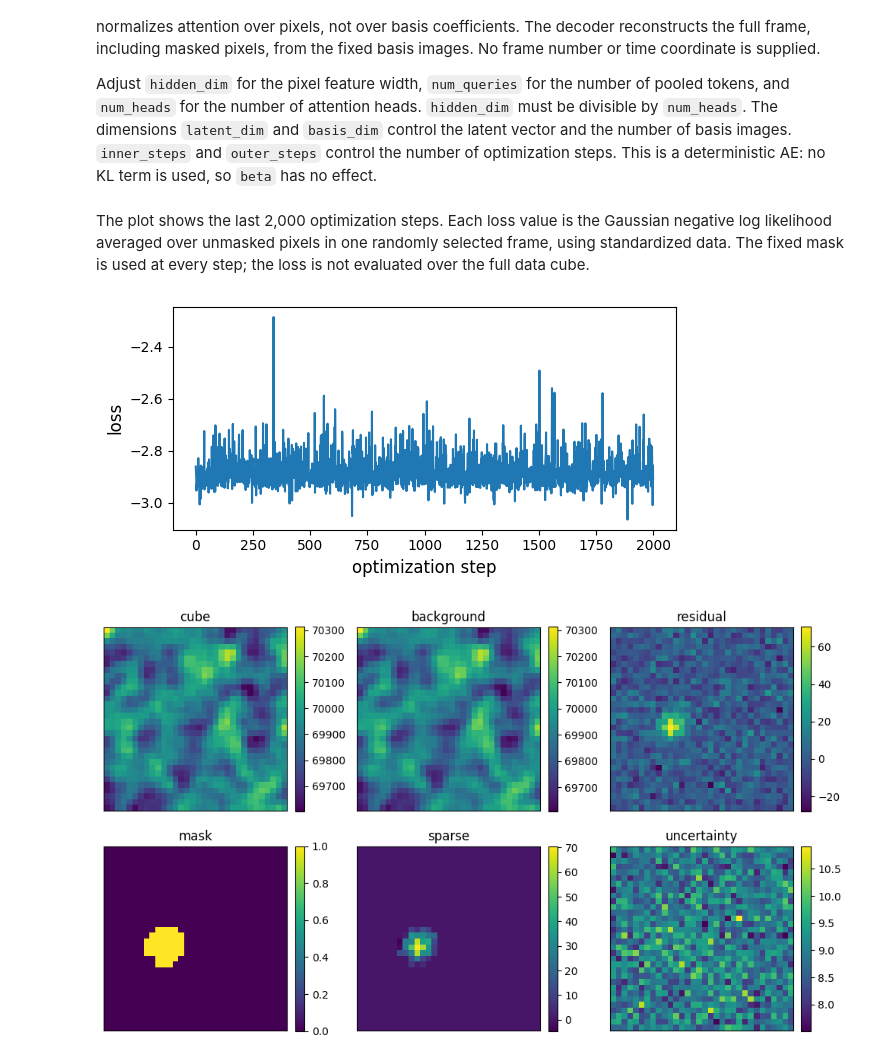
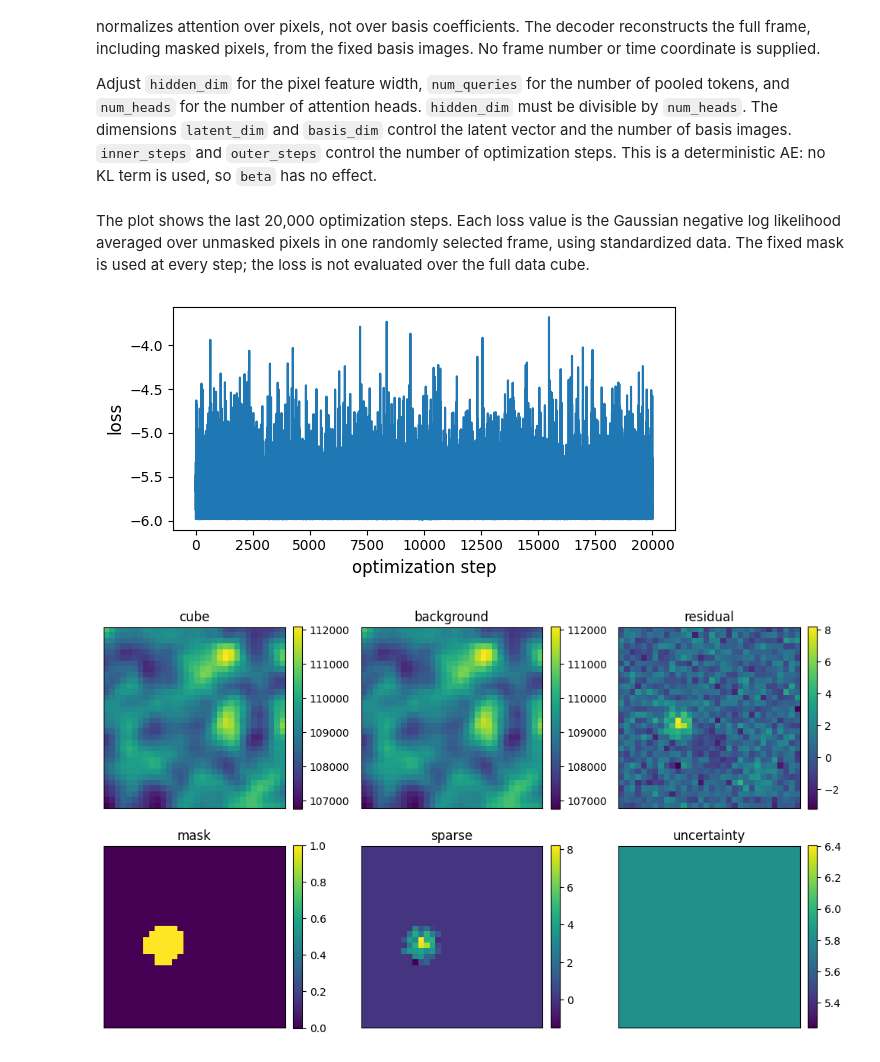
Before and after one commit to astronasutarou/comicsnet, a Jupyter notebook: notebook/tutorial_AttentionBasisAE.ipynb, the cells around one changed output. Drawn from its saved outputs; the diff is of its cells as text; code cells hidden in the pictures.

```diff
--- a/notebook/tutorial_AttentionBasisAE.ipynb
+++ b/notebook/tutorial_AttentionBasisAE.ipynb
@@ -17,6 +17,8 @@ import astropy.io.fits as fits
 
 from comicsnet import Config, AttentionBasisAE, fit
 
+jax.config.update('jax_enable_x64', True)
+
 rcParams['image.origin'] = 'lower'
 rcParams['legend.frameon'] = False
 # %% [markdown]
@@ -71,8 +73,8 @@ This is a deterministic AE: no KL term is used, so `beta` has no effect.
 # %%
 config = Config(
   outer_steps=1,
-  inner_steps=100000,
-  learning_rate=1.0e-4,
+  inner_steps=500000,
+  learning_rate=lambda n: 1e-4 * 0.6 ** (n / 1e5),
   beta=1.0e-4,
   update_mask=False,
   seed=1,
@@ -91,22 +93,22 @@ model = AttentionBasisAE(
 
 result = fit(model, cube, mask=mask, config=config)
 # %% [markdown]
-The plot shows the last 2,000 optimization steps. Each loss value is the
+The plot shows the last 20,000 optimization steps. Each loss value is the
 Gaussian negative log likelihood averaged over unmasked pixels in one
 randomly selected frame, using standardized data. The fixed mask is used
 at every step; the loss is not evaluated over the full data cube.
 # %%
 fig, ax = plt.subplots(figsize=(6, 3))
 
-ax.plot(result.losses[-2000:])
+ax.plot(result.losses[-20000:])
 
 ax.set_xlabel('optimization step', fontsize=12)
 ax.set_ylabel('loss', fontsize=12)
 
 fig.tight_layout()
 plt.show()
 # %% [output]
-[figure, old version]
+[figure, new version]
 # %%
 frame_index = 40
 
@@ -130,7 +132,7 @@ for axis, (title, image) in zip(axes.ravel(), items):
 fig.tight_layout()
 plt.show()
 # %% [output]
-[figure, old version]
+[figure, new version]
 # %%
 hdul = fits.HDUList([
   fits.PrimaryHDU(data=result.residual),
```
Also changed, not shown: parts of 2 cells of this notebook, 6 other files.
